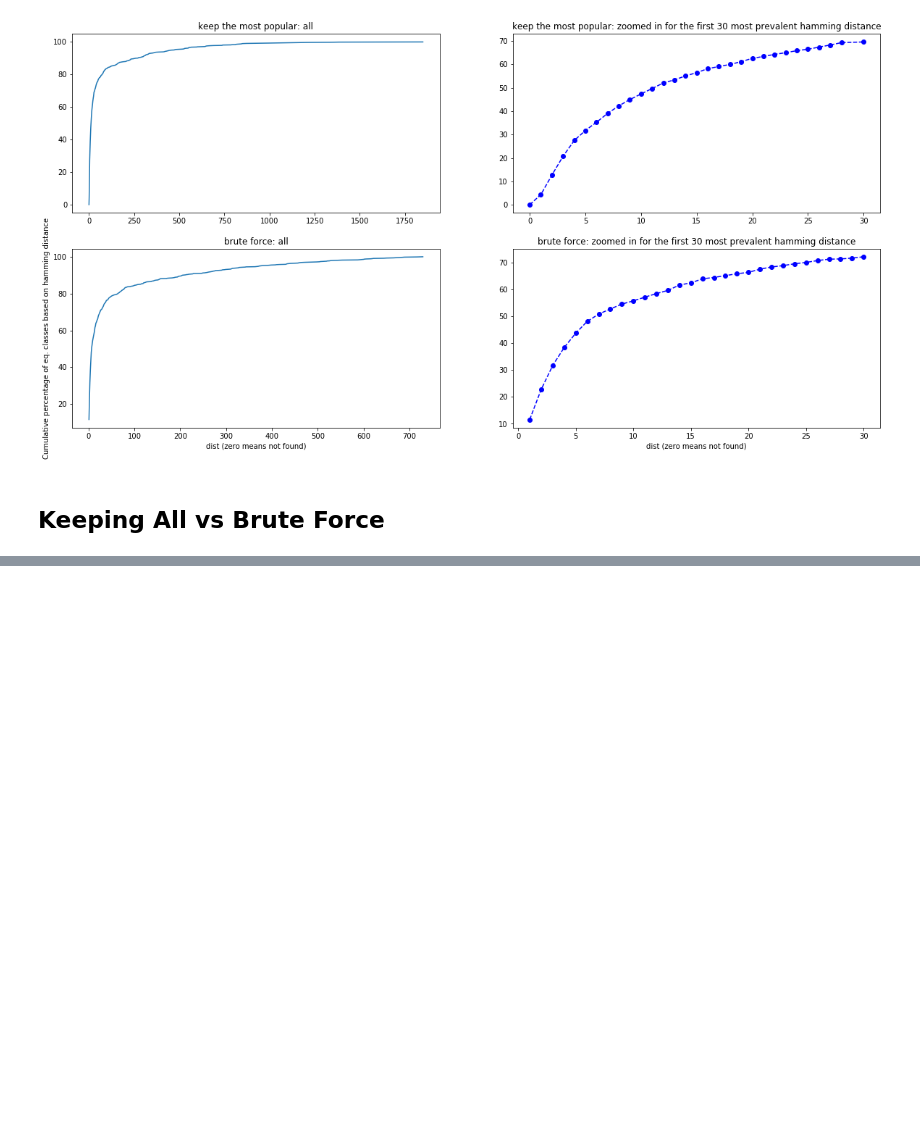
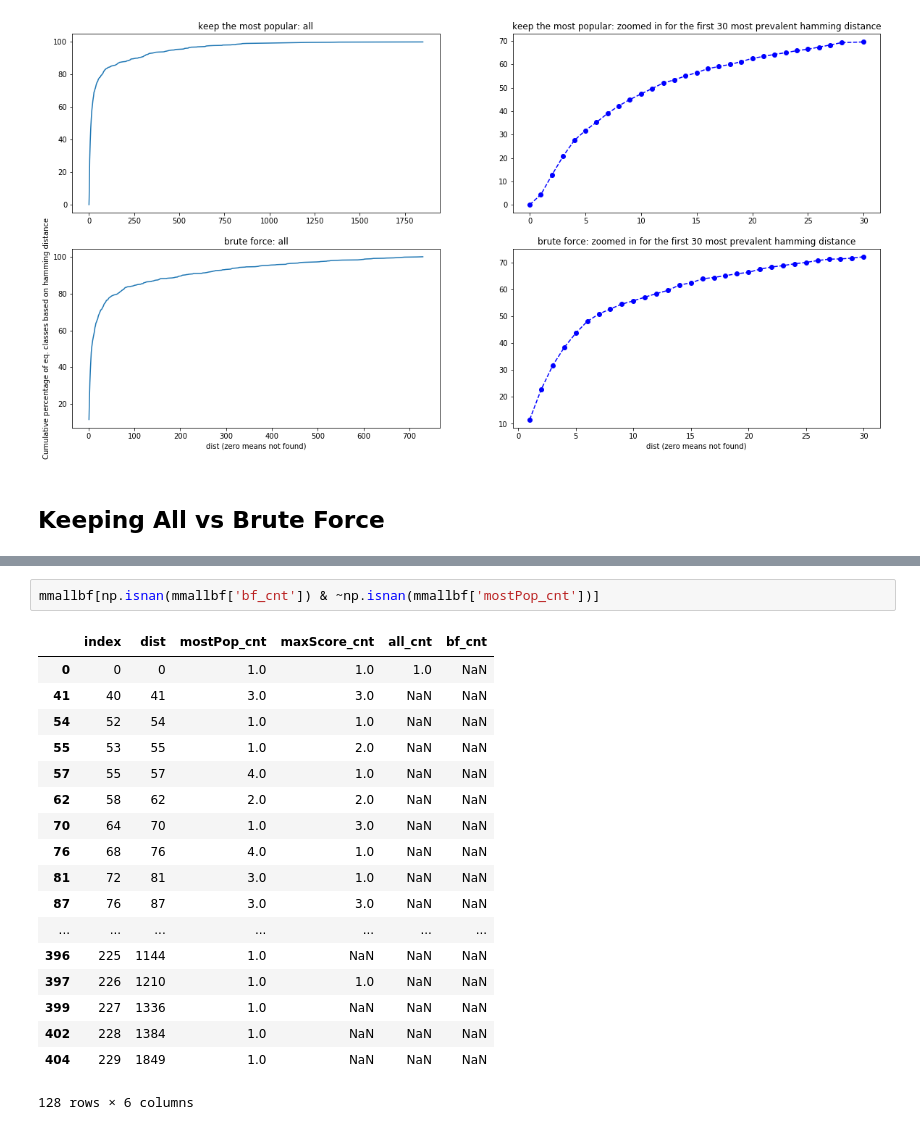
Before and after one commit to fataltes/quickNBs, a Jupyter notebook: mantis.ipynb, the cells around one changed output, grey strips where cells are left out. Saved outputs shown, nothing was run; the diff lists cells and outputs as text; blank space fills up the shorter version.

```diff
--- a/mantis.ipynb
+++ b/mantis.ipynb
@@ -395,0 +496,21 @@ Total sum of remaining eq classes: 999
+# %%
+mmallbf[np.isnan(mmallbf['bf_cnt']) & ~np.isnan(mmallbf['mostPop_cnt'])]
+# %% [output]
+|  | index | dist | mostPop_cnt | maxScore_cnt | all_cnt | bf_cnt |
+| 0 | 0 | 0 | 1.0 | 1.0 | 1.0 | NaN |
+| 41 | 40 | 41 | 3.0 | 3.0 | NaN | NaN |
+| 54 | 52 | 54 | 1.0 | 1.0 | NaN | NaN |
+| 55 | 53 | 55 | 1.0 | 2.0 | NaN | NaN |
+| 57 | 55 | 57 | 4.0 | 1.0 | NaN | NaN |
+| 62 | 58 | 62 | 2.0 | 2.0 | NaN | NaN |
+| 70 | 64 | 70 | 1.0 | 3.0 | NaN | NaN |
+| 76 | 68 | 76 | 4.0 | 1.0 | NaN | NaN |
+| 81 | 72 | 81 | 3.0 | 1.0 | NaN | NaN |
+| 87 | 76 | 87 | 3.0 | 3.0 | NaN | NaN |
+| ... | ... | ... | ... | ... | ... | ... |
+| 396 | 225 | 1144 | 1.0 | NaN | NaN | NaN |
+| 397 | 226 | 1210 | 1.0 | 1.0 | NaN | NaN |
+| 399 | 227 | 1336 | 1.0 | NaN | NaN | NaN |
+| 402 | 228 | 1384 | 1.0 | NaN | NaN | NaN |
+| 404 | 229 | 1849 | 1.0 | NaN | NaN | NaN |
+128 rows × 6 columns
```
Also changed, not shown: parts of 8 cells of this notebook.
